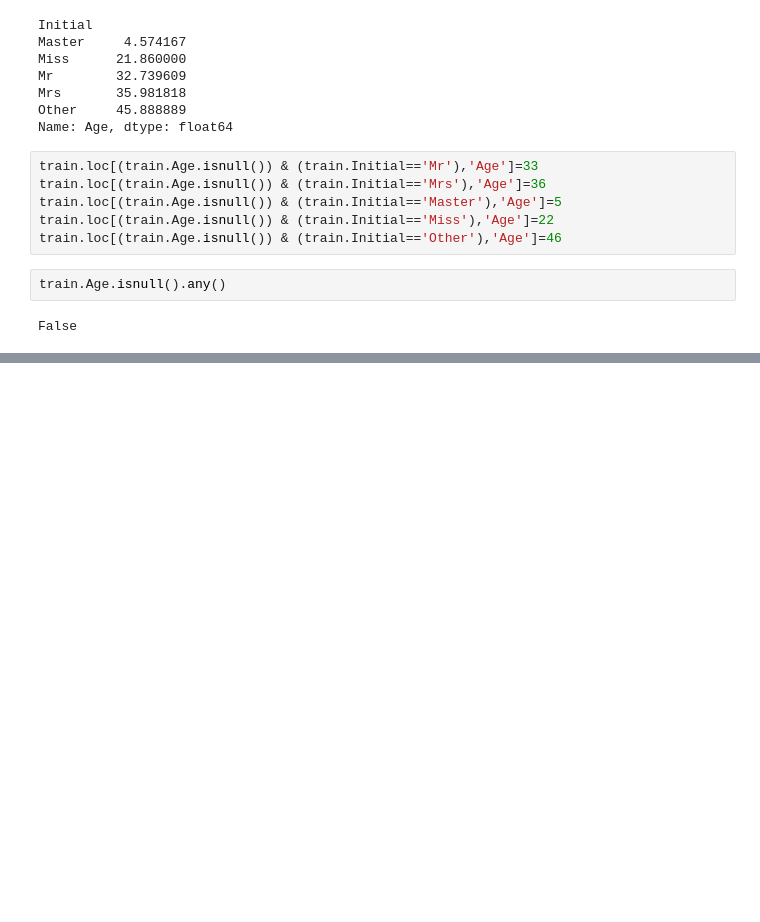
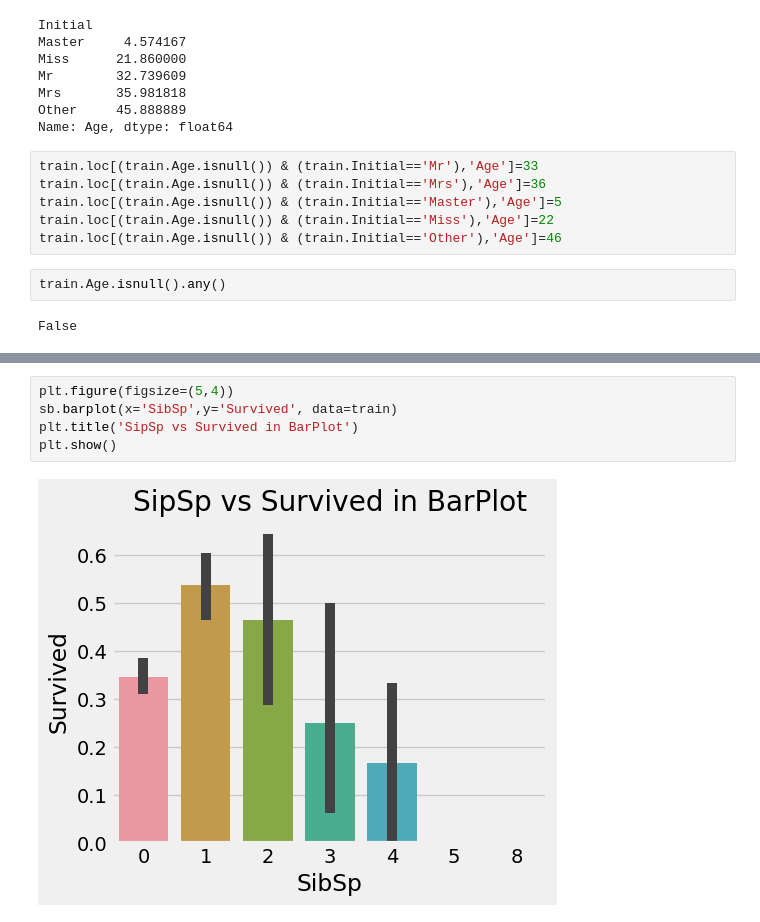
Before and after one commit to RachanaAdusumilli95/Titanic-Data-Analysis, a Jupyter notebook: Titanic_Data_Analysis.ipynb, the cells around one changed output, grey strips where cells are left out. Saved outputs shown, nothing was run; the diff lists cells and outputs as text; blank space fills up the shorter version.

```diff
--- a/Titanic_Data_Analysis.ipynb
+++ b/Titanic_Data_Analysis.ipynb
@@ -155,0 +170,7 @@ plt.show()
+# %%
+plt.figure(figsize=(5,4))
+sb.barplot(x='SibSp',y='Survived', data=train)
+plt.title('SipSp vs Survived in BarPlot')
+plt.show()
+# %% [output]
+[figure, added]
```
Also changed, not shown: parts of 5 cells of this notebook.
